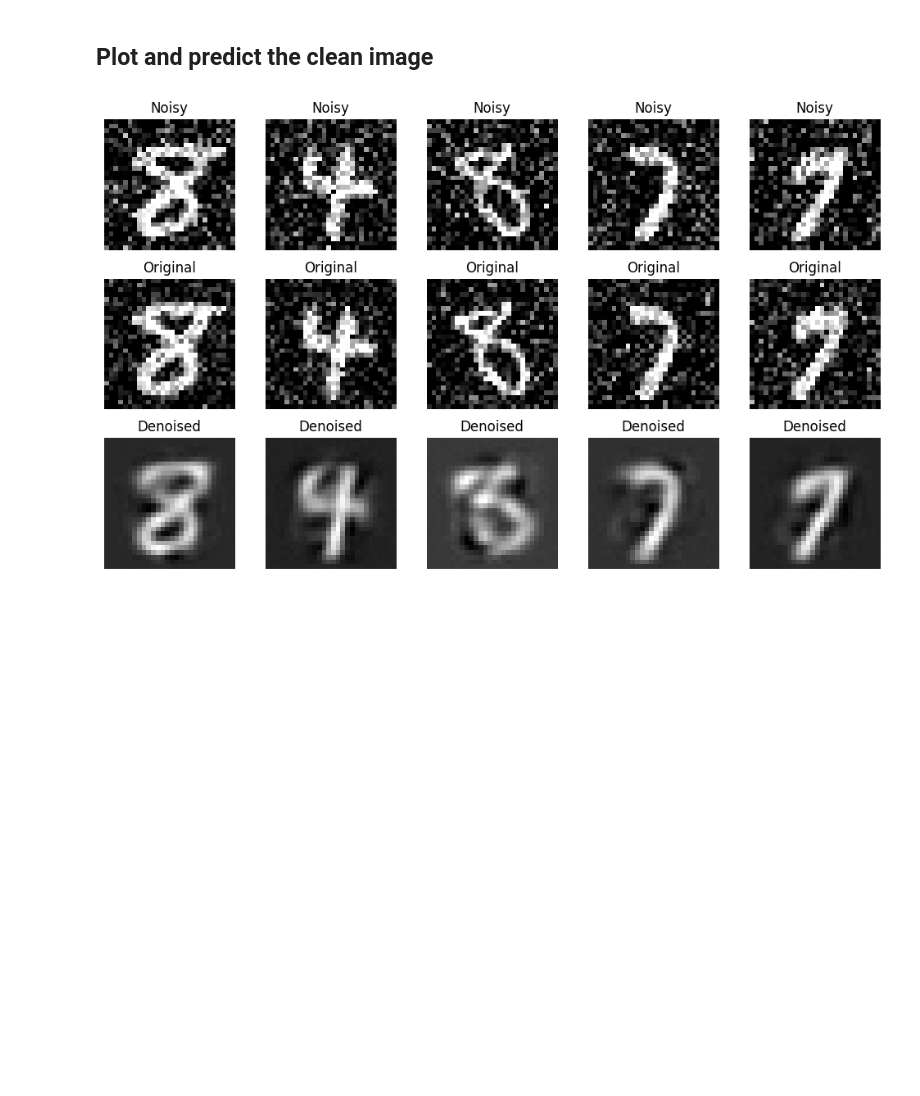
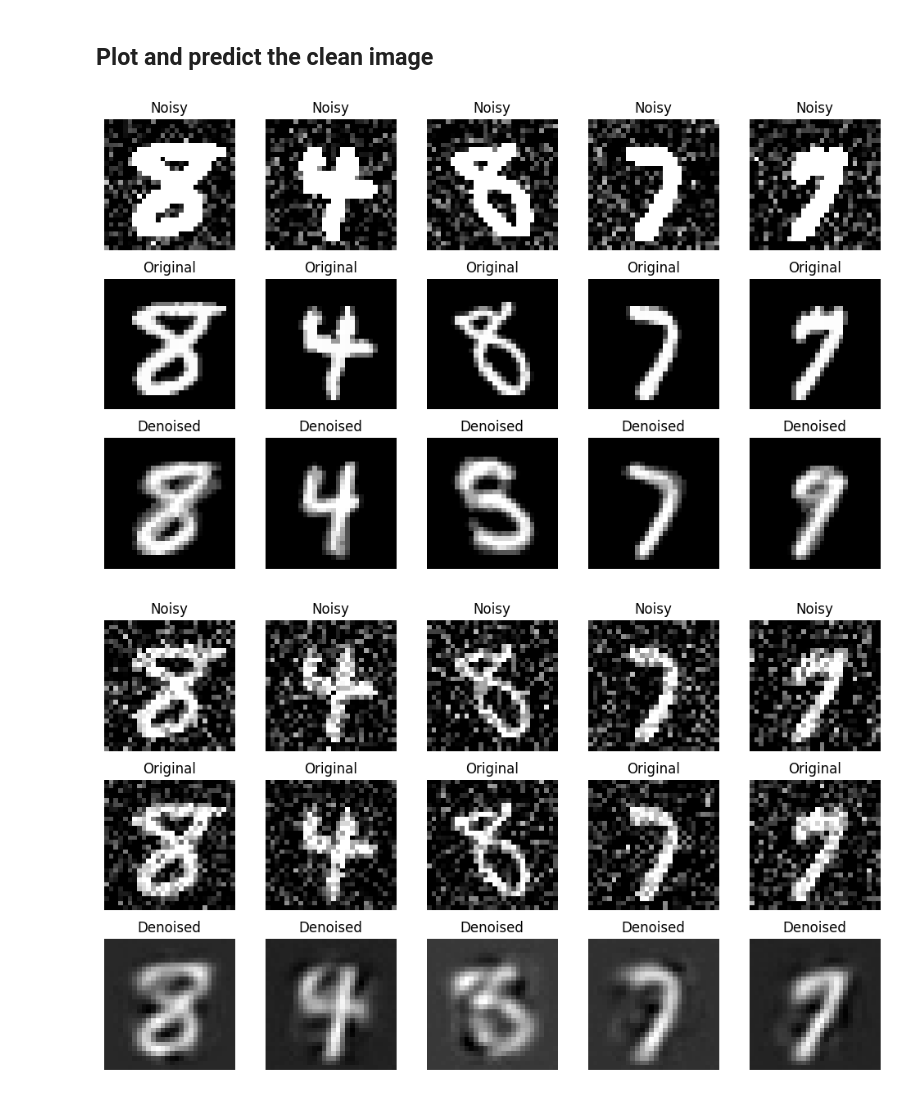
Before and after one commit to AI-jan-apr/ml-challenge-MoojProject, a Jupyter notebook: Task 2.ipynb, the cells around one changed output. Cells and saved outputs as stored; diff of their text form; code cells hidden in the pictures; blank space fills up the shorter version.

Commit message:
task 2  use KNeighborsRegressor but the performence not good enough

```diff
--- a/Task 2.ipynb
+++ b/Task 2.ipynb
@@ -12,4 +13,6 @@ images = np.asarray(data.data)
 labels = data.target.astype(int)
 # %% [markdown]
 ## Add noise and train the model to reconstruct the clean image
+# %%
+X_train, X_test = train_test_split(images, train_size=5000, test_size=0.2, random_state=42)
 # %%
@@ -29,9 +25,0 @@ X_test_noisy  = np.clip(X_test_noisy, 0., 1.)
-# %%
-model = RandomForestRegressor(
-    n_estimators=50,
-    n_jobs=-1,
-    random_state=42
-)
-
-# Train noisy → clean
-model.fit(X_train_noisy, X_train)
@@ -42,3 +26,9 @@ denoised_images = model.predict(X_test_noisy)
+# %%
+knn_model = KNeighborsRegressor(n_neighbors=3)
+knn_model.fit(X_train_noisy, X_train)
+
+# Predict clean images
+denoised_images = knn_model.predict(X_test_noisy)
 # %% [markdown]
 ## Evaluate the model performance
 # %%
@@ -58,5 +52,32 @@ print(f"R2   : {r2:.4f}")
 # %% [markdown]
 ## Plot and predict the clean image
+# %%
+def plot_results(noisy, clean, reconstructed, n=5):
+    plt.figure(figsize=(10,6))
+
+    for i in range(n):
+
+        plt.subplot(3, n, i+1)
+        plt.imshow(noisy[i].reshape(28,28), cmap='gray')
+        plt.title("Noisy")
+        plt.axis('off')
+
+        plt.subplot(3, n, i+1+n)
+        plt.imshow(clean[i].reshape(28,28), cmap='gray')
+        plt.title("Original")
+        plt.axis('off')
+
+        plt.subplot(3, n, i+1+2*n)
+        plt.imshow(reconstructed[i].reshape(28,28), cmap='gray')
+        plt.title("Denoised")
+        plt.axis('off')
+
+    plt.tight_layout()
+    plt.show()
+
+plot_results(X_test_noisy, X_test, denoised_images)
+# %% [output]
+[figure, added]
 # %%
 def plot_results(noisy, clean, reconstructed, n=5):
     plt.figure(figsize=(10, 6))
```
Also changed, not shown: parts of 4 cells of this notebook, 1 other file.
